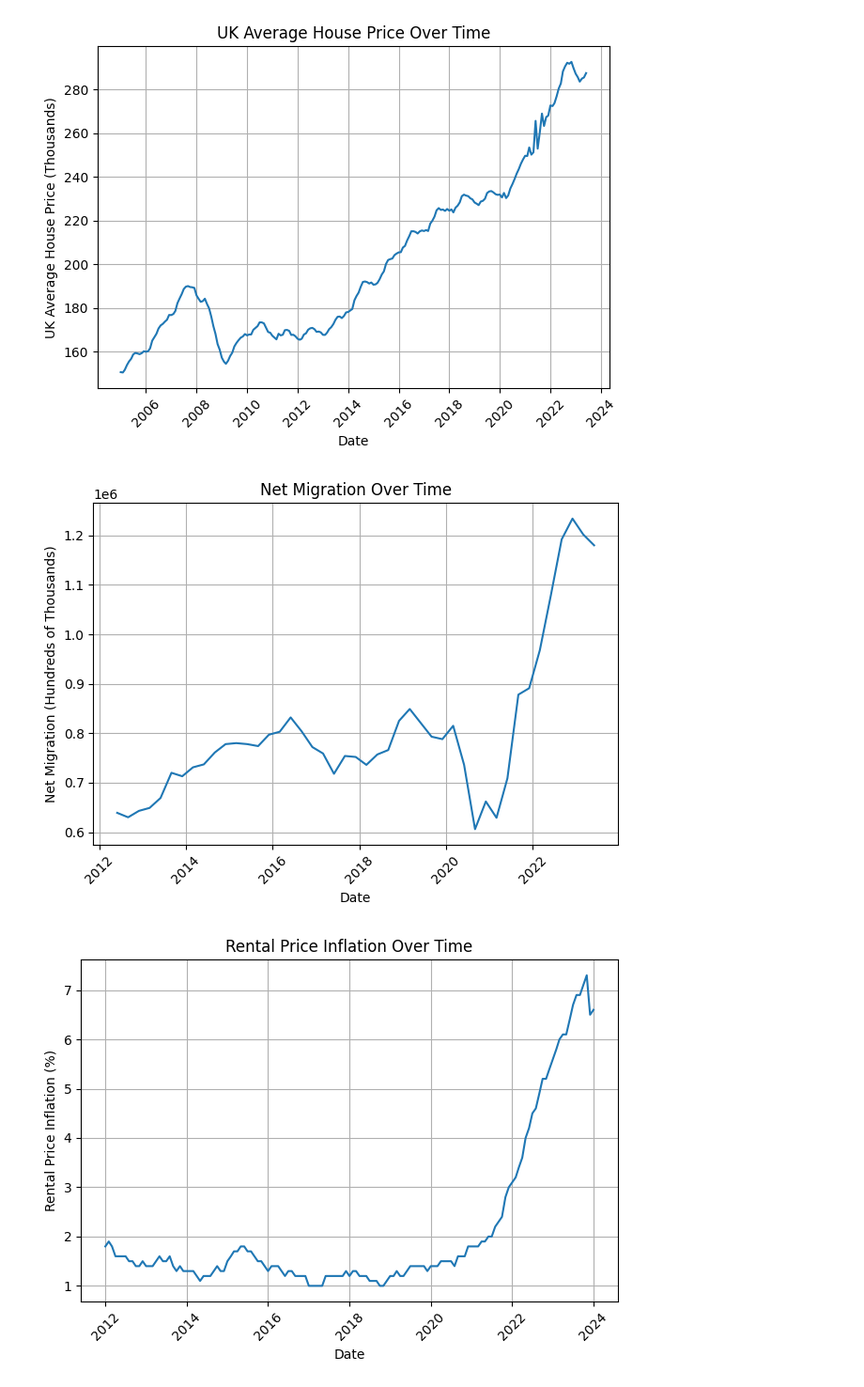
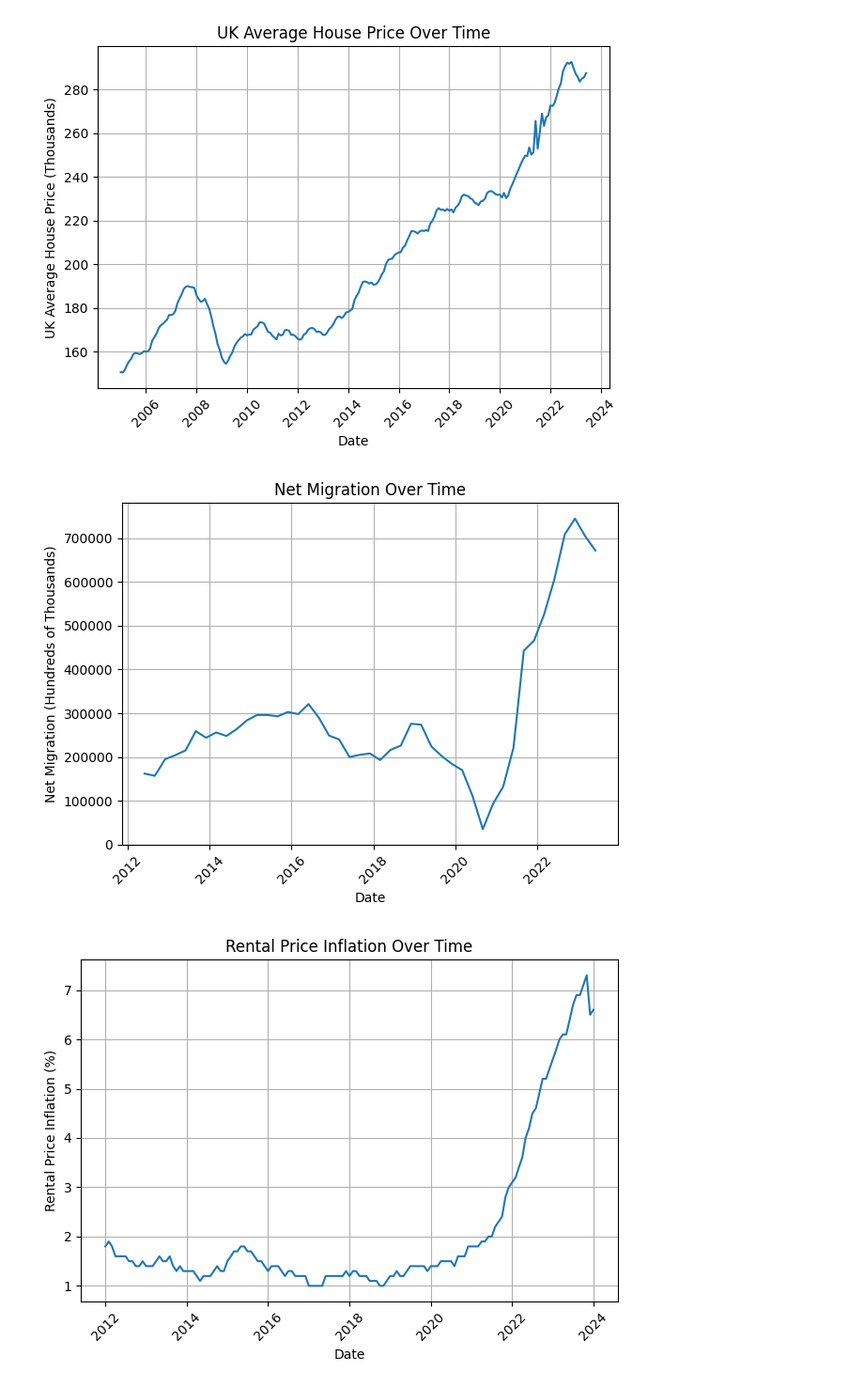
Before and after one commit to sr781/Data-Project---Factors-Potentially-Affecting-House-Prices-In-The-UK, a Jupyter notebook: Final_Project_Sulav.ipynb, the cells around one changed output. Shown: that part at 94% size. Drawn from its saved outputs; the diff is of its cells as text; code cells hidden in the pictures.

```diff
--- a/Final_Project_Sulav.ipynb
+++ b/Final_Project_Sulav.ipynb
@@ -379,9 +379,9 @@ print(df_migration_2012_2023)
 # %% [markdown]
 We only need the data for the next migration. Luckily the column 'Flow' indicates which one is which so we can create a new dataframe that only has net values. The index will also be reset so it starts at '0'
 # %%
-df_net_2012_2023 = df_migration_2012_2023.loc[df_migration_2012_2023['Flow'] == "Net"].reset_index()
+df_migration_2012_2023 = df_migration_2012_2023.loc[df_migration_2012_2023['Flow'] == "Net"].reset_index()
 
-df_net_2012_2023.head()
+df_migration_2012_2023.head()
 # %% [output]
 |  | index | Flow | Date | All Nationalities | British | EU | Non-EU |
 | 0 | 90 | Net | 2012-06-01 | 162,000 | -83,000 | 187,000 | 57,000 |
@@ -392,8 +392,8 @@ df_net_2012_2023.head()
 # %% [markdown]
 Remove the 'Flow ' and newly created 'Index' columns.
 # %%
-df_net_2012_2023.drop(columns=['index', 'Flow'], inplace=True)
-df_net_2012_2023.head()
+df_migration_2012_2023.drop(columns=['index', 'Flow'], inplace=True)
+df_migration_2012_2023.head()
 # %% [output]
 |  | Date | All Nationalities | British | EU | Non-EU |
 | 0 | 2012-06-01 | 162,000 | -83,000 | 187,000 | 57,000 |
@@ -402,6 +402,6 @@ df_net_2012_2023.head()
 | 3 | 2013-03-01 | 204,000 | -79,000 | 223,000 | 60,000 |
 | 4 | 2013-06-01 | 215,000 | -83,000 | 242,000 | 56,000 |
 # %%
-df_net_2012_2023['All Nationalities']= pd.to_numeric(df_migration_2012_2023['All Nationalities'].replace(',', '', regex=True), errors='coerce')  #Remove any commas so it can be converted to int64
+df_migration_2012_2023['All Nationalities']= pd.to_numeric(df_migration_2012_2023['All Nationalities'].replace(',', '', regex=True), errors='coerce')  #Remove any commas so it can be converted to int64
 # %%
-df_net_2012_2023['All Nationalities'] = df_migration_2012_2023['All Nationalities'].astype('int64') #Convert all values in the 'All Nationalities' column from an object to int64
+df_migration_2012_2023['All Nationalities'] = df_migration_2012_2023['All Nationalities'].astype('int64') #Convert all values in the 'All Nationalities' column from an object to int64
@@ -513,22 +511,22 @@ plt.show()
 [figure]
 # %%
 # Plot the data where the y axis is net migration and the x axis are dates
-plt.plot(df_net_2012_2023['Date'], df_net_2012_2023['All Nationalities'], linestyle='-')
+plt.plot(df_migration_2012_2023['Date'], df_migration_2012_2023['All Nationalities'], linestyle='-')
 
 # Lable the plot names
 plt.title('Net Migration Over Time')
 plt.xlabel('Date')
 plt.ylabel('Net Migration (Hundreds of Thousands)')
 plt.grid(True)
 
 # Rotate x-axis labels for better readability
 plt.xticks(rotation=45)
 
 # Show the plot
 plt.tight_layout()
 plt.show()
 # %% [output]
-[figure, old version]
+[figure, new version]
 # %%
 # Plot the data with 'UK' on the y-axis and 'Date' on the x-axis
 plt.plot(df_rental_price_inflation['Date'], df_rental_price_inflation['UK'], linestyle='-')
```
Also changed, not shown: parts of 7 cells of this notebook.
